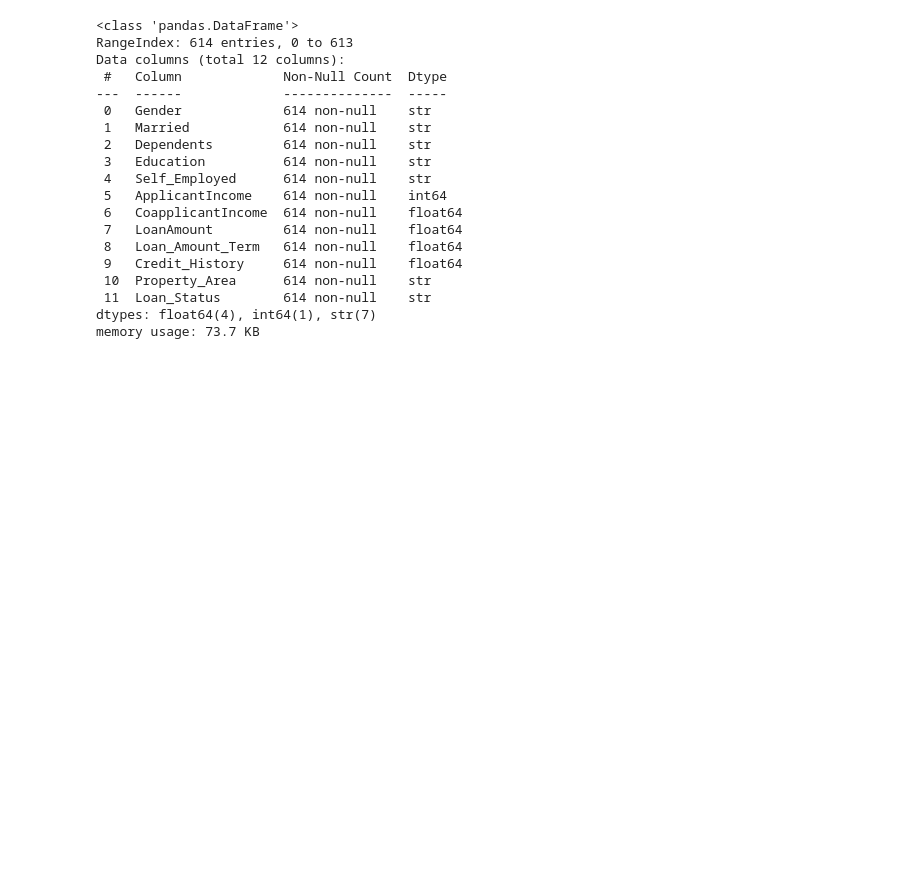
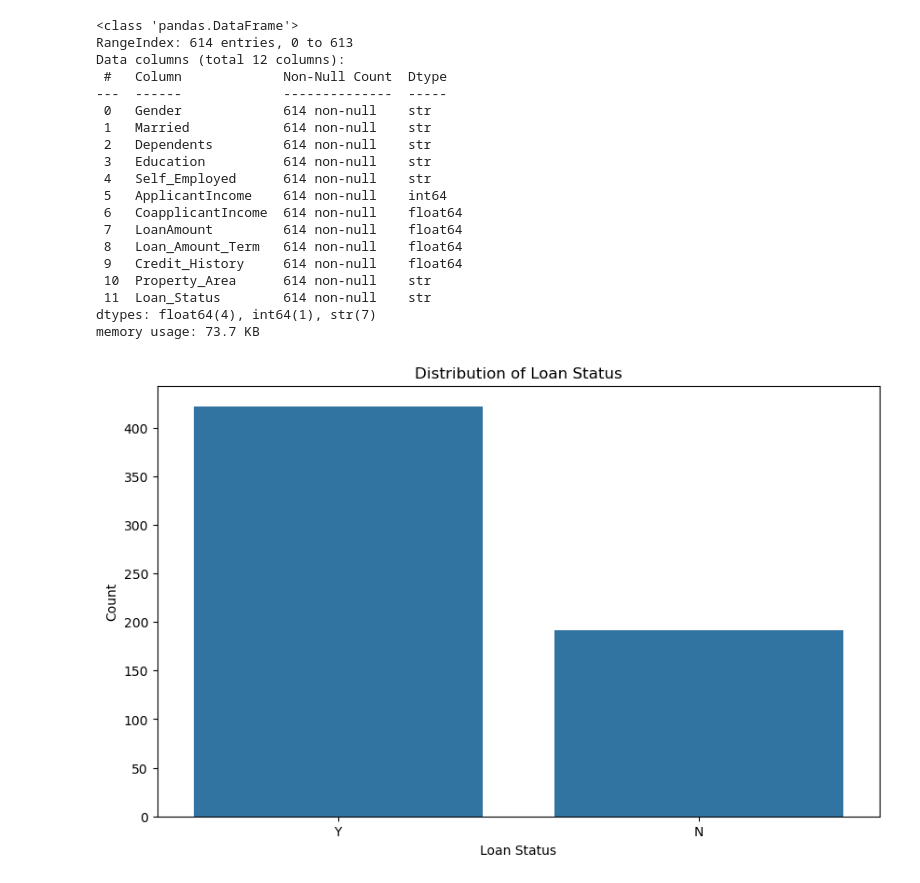
Before and after one commit to Em-Esh-Magar/Tech_Axis_Exam, a Jupyter notebook: notebook.ipynb, the cells around one changed output. Saved outputs shown, nothing was run; the diff lists cells and outputs as text; code cells hidden in the pictures; blank space fills up the shorter version.

```diff
--- a/notebook.ipynb
+++ b/notebook.ipynb
@@ -4,7 +4,7 @@ import numpy as np
 import matplotlib.pyplot as plt
 import seaborn as sns
 # %%
-df = pd.read_csv('D:\Tech Axis Exam\Tech_Axis_Exam\loan Data.csv')
+df = pd.read_csv('D:\Tech Axis Exam\Tech_Axis_Exam\loan_Data.csv')
 # %%
 df.head()
 # %% [output]
@@ -152,3 +152,12 @@ Data columns (total 12 columns):
  11  Loan_Status        614 non-null    str
 dtypes: float64(4), int64(1), str(7)
 memory usage: 73.7 KB
+# %%
+plt.figure(figsize=(10,6))
+sns.countplot(x='Loan_Status', data=df)
+plt.title('Distribution of Loan Status')
+plt.xlabel('Loan Status')
+plt.ylabel('Count')
+plt.show()
+# %% [output]
+[figure, added]
```
Also changed, not shown: parts of 5 cells of this notebook.
